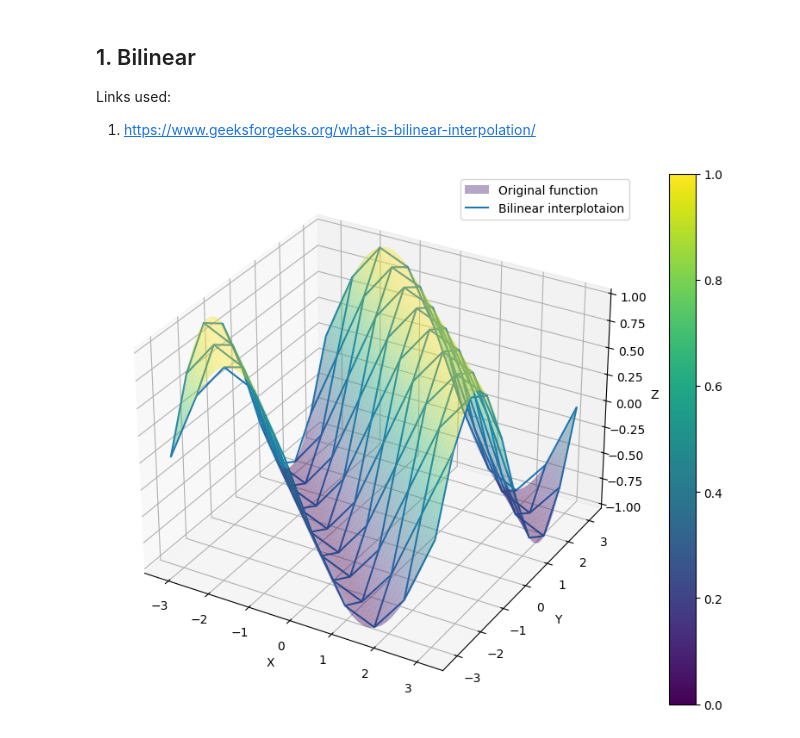
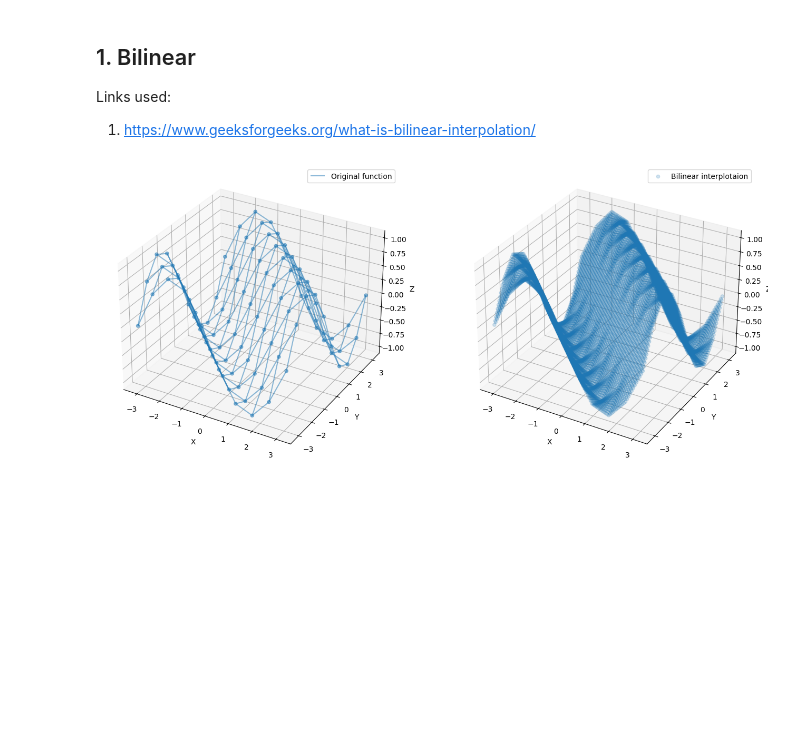
Before and after one commit to andreykirkicha/Python_IITP_RAS, a Jupyter notebook: interpolation.ipynb, the cells around one changed output. Drawn from its saved outputs; the diff is of its cells as text; code cells hidden in the pictures; blank space fills up the shorter version.

Commit message:
Output plots updated
New:
  -- Old mesh and new mesh changed
  -- Separated plots of original function and result of interpolation
  -- Wireframe plot instead of surface plot for original function

TODO:
  -- Test bilinear interpolation on other functions
  -- Implement other interpolation methods

```diff
--- a/interpolation.ipynb
+++ b/interpolation.ipynb
@@ -31,44 +31,51 @@ def F(x, y):
 def find_closest_values(array, target):
     id = (np.abs(array - target)).argmin()
 
     if array[id] < target:
         val1 = array[id]
         val2 = array[id + 1]
     else:
         val1 = array[id - 1]
         val2 = array[id]
 
     return val1, val2
 
-x = np.linspace(-np.pi, np.pi, 100)
-y = np.linspace(-np.pi, np.pi, 100)
+x = np.linspace(-np.pi, np.pi, 10)
+y = np.linspace(-np.pi, np.pi, 10)
 X, Y = np.meshgrid(x, y)
 Z = F(X, Y)
 
-arr_x_int = np.linspace(-np.pi + 0.01, np.pi - 0.01, 10)
-arr_y_int = np.linspace(-np.pi + 0.01, np.pi - 0.01, 10)
+arr_x_int = np.linspace(-np.pi + 0.01, np.pi - 0.01, 100)
+arr_y_int = np.linspace(-np.pi + 0.01, np.pi - 0.01, 100)
 X_int, Y_int = np.meshgrid(arr_x_int, arr_y_int)
 Z_int = np.zeros_like(X_int)
 
 for i in range(X_int.shape[0]):
     for j in range(X_int.shape[1]):
         x_int = X_int[i, j]
         y_int = Y_int[i, j]
 
         x1, x2 = find_closest_values(x, x_int)
         y1, y2 = find_closest_values(y, y_int)
 
         Z_int[i, j] = bilinear_interpolation(F, x_int, y_int, x1, x2, y1, y2)
 
-fig = plt.figure(figsize=(10, 8))
-ax = fig.add_subplot(projection='3d')
-surf1 = ax.plot_surface(X, Y, Z, cmap='viridis', alpha=0.4, label='Original function')
-surf1 = ax.plot_wireframe(X_int, Y_int, Z_int, label='Bilinear interplotaion')
-ax.set_xlabel('X')
-ax.set_ylabel('Y')
-ax.set_zlabel('Z')
-ax.legend()
-fig.colorbar(surf1)
+fig = plt.figure(figsize=(16, 10))
+ax1 = fig.add_subplot(121, projection='3d')
+surf1 = ax1.plot_wireframe(X, Y, Z, alpha=0.5, label='Original function')
+points1 = ax1.scatter(X, Y, Z, alpha=0.5)
+ax1.set_xlabel('X')
+ax1.set_ylabel('Y')
+ax1.set_zlabel('Z')
+ax1.legend()
+
+ax2 = fig.add_subplot(122, projection='3d')
+surf2 = ax2.scatter(X_int, Y_int, Z_int, alpha=0.2, label='Bilinear interplotaion')
+ax2.set_xlabel('X')
+ax2.set_ylabel('Y')
+ax2.set_zlabel('Z')
+ax2.legend()
+
 plt.show()
 # %% [output]
-[figure, old version]
+[figure, new version]
```
